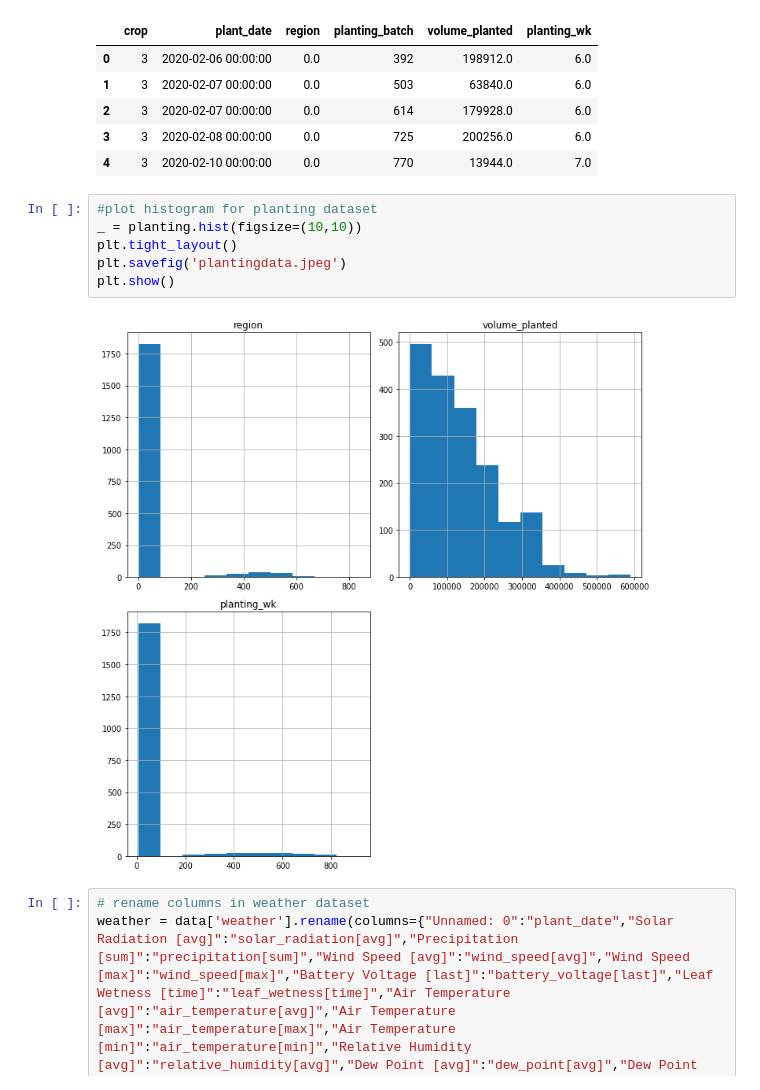
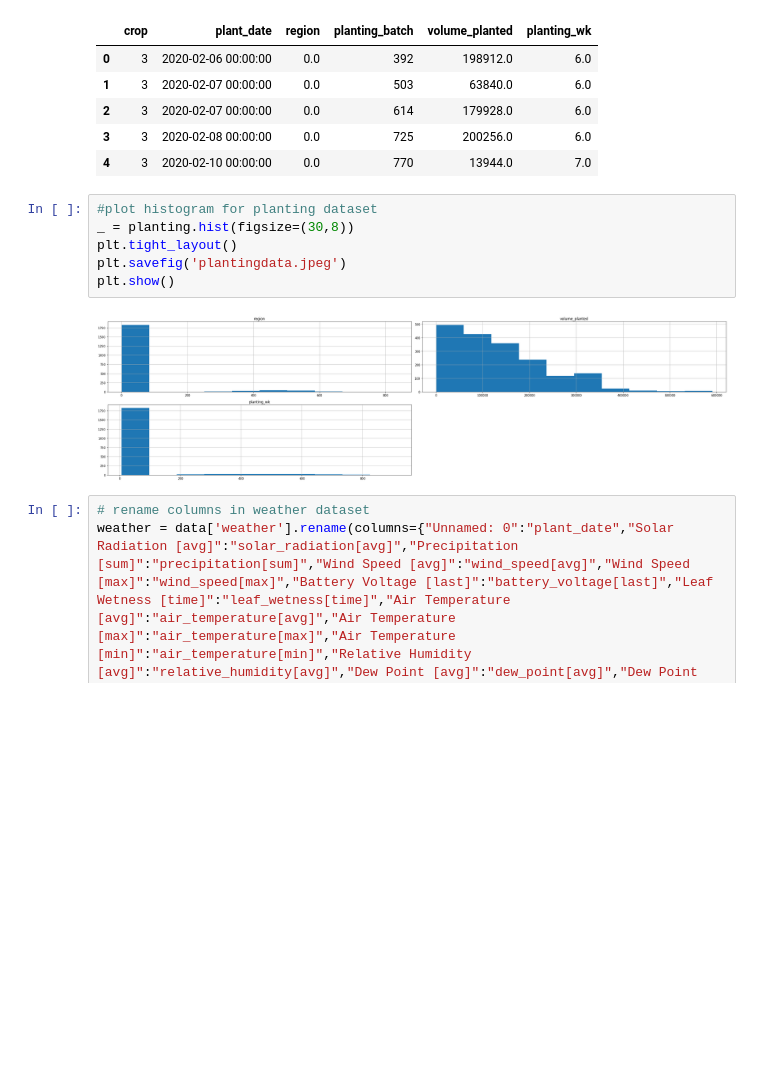
Before and after one commit to cyberanalyst268/Data-Science-and-Decision-Making, a Jupyter notebook: Agrotech-project.ipynb, the cells around one changed output. Cells and saved outputs as stored; diff of their text form; blank space fills up the shorter version.

```diff
--- a/Agrotech-project.ipynb
+++ b/Agrotech-project.ipynb
@@ -91,12 +90,12 @@ planting.head()
 | 4 | 3 | 2020-02-10 00:00:00 | 0.0 | 770 | 13944.0 | 7.0 |
 # %%
 #plot histogram for planting dataset
-_ = planting.hist(figsize=(10,10))
+_ = planting.hist(figsize=(30,8))
 plt.tight_layout()
 plt.savefig('plantingdata.jpeg')
 plt.show()
 # %% [output]
-[figure, old version]
+[figure, new version]
 # %%
 # rename columns in weather dataset
 weather = data['weather'].rename(columns={"Unnamed: 0":"plant_date","Solar Radiation [avg]":"solar_radiation[avg]","Precipitation [sum]":"precipitation[sum]","Wind Speed [avg]":"wind_speed[avg]","Wind Speed [max]":"wind_speed[max]","Battery Voltage [last]":"battery_voltage[last]","Leaf Wetness [time]":"leaf_wetness[time]","Air Temperature [avg]":"air_temperature[avg]","Air Temperature [max]":"air_temperature[max]","Air Temperature [min]":"air_temperature[min]","Relative Humidity [avg]":"relative_humidity[avg]","Dew Point [avg]":"dew_point[avg]","Dew Point [min]":"dew_point[min]","ET0 [result]":"eto[result]"},errors="raise")
```
Also changed, not shown: parts of 7 cells of this notebook.
